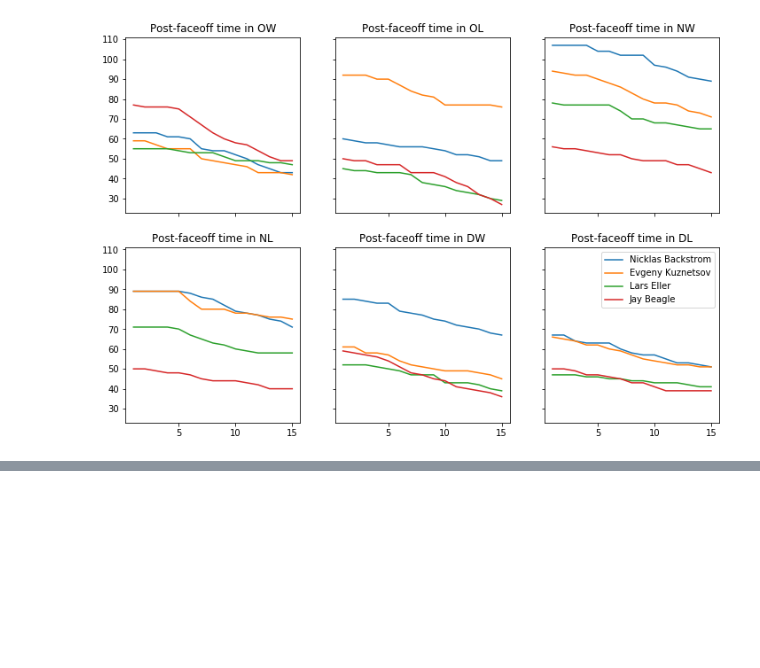
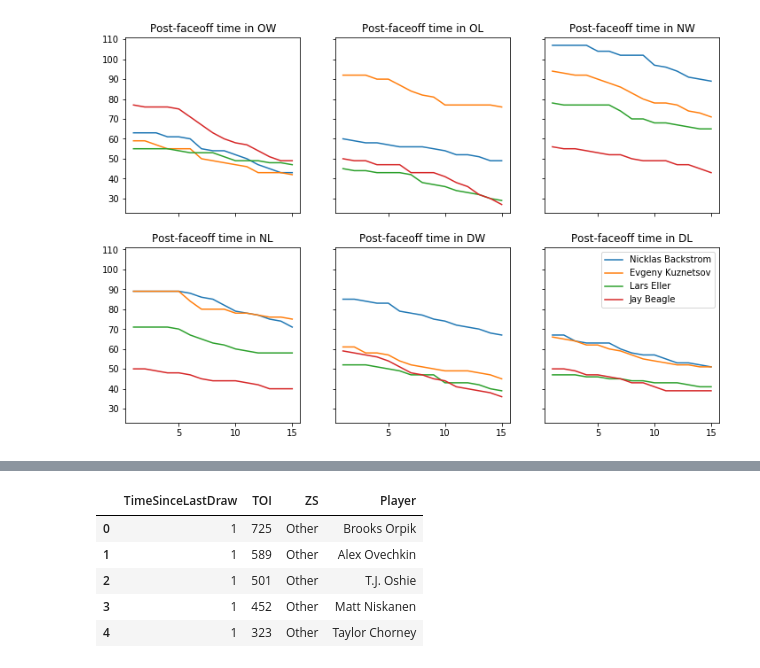
Before and after one commit to muneebalam/scrapenhl2, a Jupyter notebook: examples/Shot Rates After Faceoffs.ipynb, the cells around one changed output, grey strips where cells are left out. Drawn from its saved outputs; the diff is of its cells as text; code cells hidden in the pictures; blank space fills up the shorter version.

```diff
--- a/examples/Shot Rates After Faceoffs.ipynb
+++ b/examples/Shot Rates After Faceoffs.ipynb
@@ -232,0 +256,24 @@ plot_comparison(alljoined, 'N', *players)
+# %%
+# Calculate amount of time at each point in shift
+starttimes = shifts[['Time', 'ShiftIndex', 'PlayerID']] \
+    .groupby(['ShiftIndex', 'PlayerID'], as_index=False).min() \
+    .rename(columns={'Time': 'StartTime'})
+
+shifts2 = shifts.merge(starttimes, how='left', on=['ShiftIndex', 'PlayerID'])
+shifts2.loc[:, 'TimeSinceLastDraw'] = shifts2.Time - shifts2.StartTime + 1
+counts = shifts2[['TimeSinceLastDraw', 'PlayerID']] \
+    .assign(TOI=1) \
+    .groupby(['TimeSinceLastDraw', 'PlayerID'], as_index=False) \
+    .count() \
+    .assign(ZS='Other')
+
+counts.loc[:, 'Player'] = players.playerlst_as_str(counts.PlayerID)
+counts = counts.drop('PlayerID', axis=1)
+counts.head()
+# %% [output]
+|  | TimeSinceLastDraw | TOI | ZS | Player |
+| 0 | 1 | 725 | Other | Brooks Orpik |
+| 1 | 1 | 589 | Other | Alex Ovechkin |
+| 2 | 1 | 501 | Other | T.J. Oshie |
+| 3 | 1 | 452 | Other | Matt Niskanen |
+| 4 | 1 | 323 | Other | Taylor Chorney |
```
Also changed, not shown: parts of 9 cells of this notebook.
